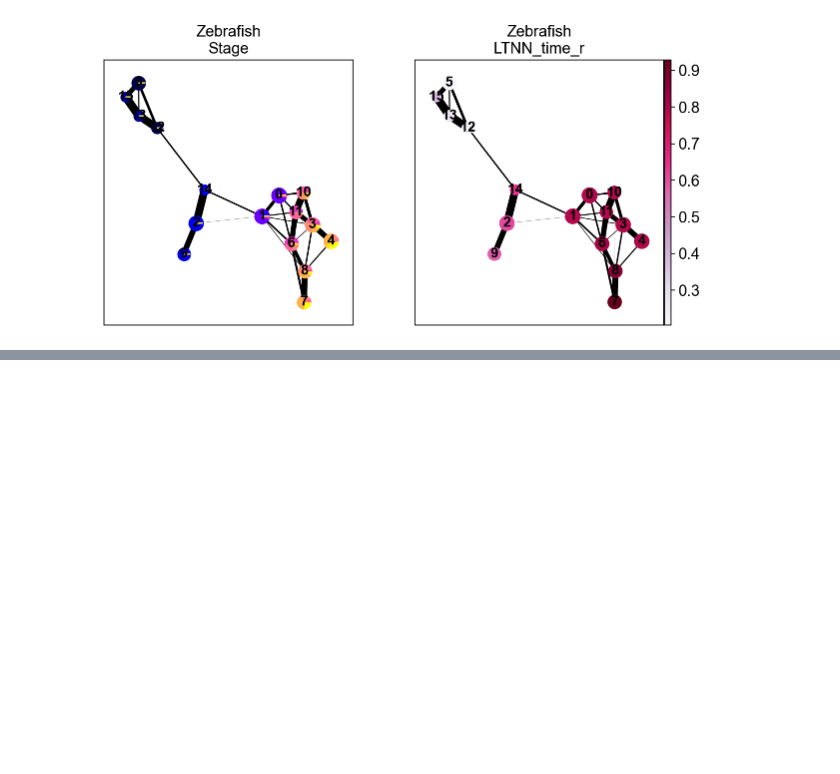
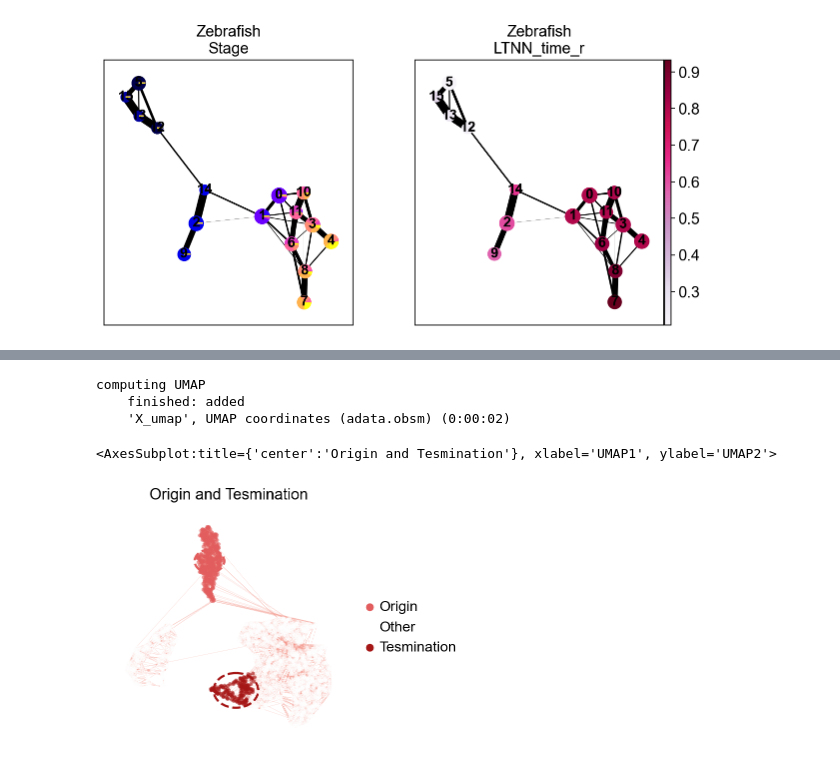
Before and after one commit to Starlitnightly/scltnn, a Jupyter notebook: source/Tutorials/zebrafish.ipynb, the cells around one changed output, grey strips where cells are left out. Cells and saved outputs as stored; diff of their text form; code cells hidden in the pictures; blank space fills up the shorter version.

```diff
--- a/source/Tutorials/zebrafish.ipynb
+++ b/source/Tutorials/zebrafish.ipynb
@@ -197,0 +229,9 @@ scv.pl.scatter(zebrafish.adata_test, basis="force_directed", cmap='PuRd',
+# %%
+sc.tl.umap(zebrafish.adata_test)
+scltnn.plot.plot_origin_tesmination(zebrafish.adata_test,origin=['2','9','14'],tesmination=['7'])
+# %% [output]
+computing UMAP
+    finished: added
+    'X_umap', UMAP coordinates (adata.obsm) (0:00:02)
+<AxesSubplot:title={'center':'Origin and Tesmination'}, xlabel='UMAP1', ylabel='UMAP2'>
+[figure, added]
```
Also changed, not shown: parts of 13 cells of this notebook, 20 other files.
